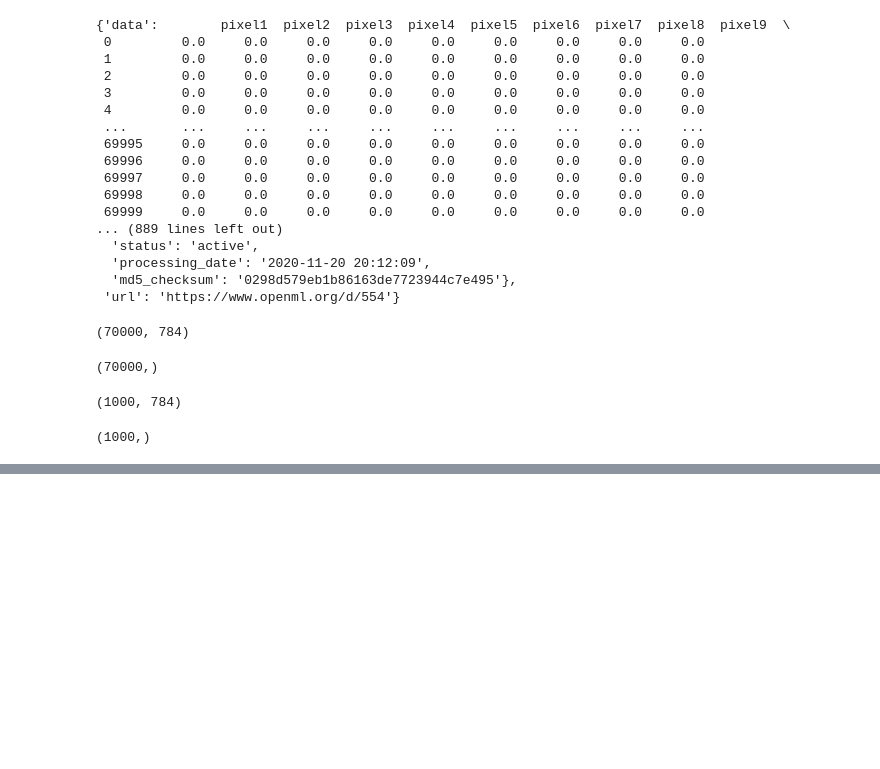
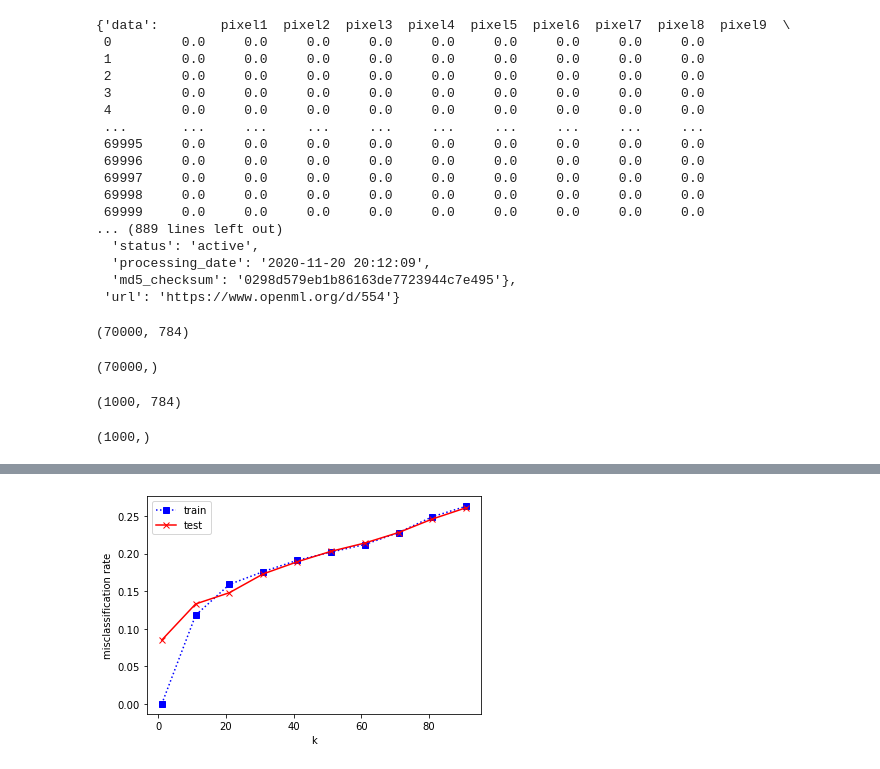
Before and after one commit to kenippert/CS539-MachineLearning-Team1, a Jupyter notebook: hw1/prob2/Team 1 E 2.ipynb, the cells around one changed output, grey strips where cells are left out. Saved outputs shown, nothing was run; the diff lists cells and outputs as text; code cells hidden in the pictures; blank space fills up the shorter version.

```diff
--- a/hw1/prob2/Team 1 E 2.ipynb
+++ b/hw1/prob2/Team 1 E 2.ipynb
@@ -40,7 +40,7 @@ mnist
   'md5_checksum': '0298d579eb1b86163de7723944c7e495'},
  'url': 'https://www.openml.org/d/554'}
 # %%
-X, y = mnist["data"], mnist["target"]
+X, y = mnist["data"].to_numpy(), mnist["target"].to_numpy()
 X.shape
 # %% [output]
 (70000, 784)
@@ -90,14 +80,15 @@ TypeError: '(0      False
 # %%
 from sklearn.neighbors import KNeighborsClassifier
+import timeit
 
-kVals = np.arange(1,30,2)
+kVals = np.arange(1,100,10)
 
 for k in kVals:
-
+    start = timeit.default_timer()
     model = KNeighborsClassifier(n_neighbors=k)
     model.fit(x_train,y_train)
-
+    end = timeit.default_timer()
     # evaluate the model and update the accuracies list
     score = model.score(x_test, y_test)
-    print("k=%d, accuracy=%.2f%%" % (k, score * 100))
+    print("k=%d, accuracy=%.2f%%, time=%.4f" % (k, score * 100,end-start))
 # %% [output]
@@ -170,16 +129,0 @@ TypeError: '(slice(None, None, None), 0)' is an invalid key
-# %%
-for k in [1, 2, 5]:
-  knn = KNN(n_neighbors=k)
-  knn.fit(x_train, y_train)
-  plt.figure()
-  y_predicted = knn.predict(xy)
-  #plt.pcolormesh(y_predicted.reshape(200, 200), cmap='jet')
-  plt.pcolormesh(xx, yy, y_predicted.reshape(200, 200), cmap='jet', alpha=0.2)
-  for i in range(len(y_unique)):
-      plt.scatter(x_train[y_train == y_unique[i], 0],
-                 x_train[y_train == y_unique[i], 1],
-                 marker=markers[i],
-                 c=colors[i])
-  plt.title('k=%s' % (k))
-  pml.savefig('knnClassify{}.pdf'.format(k))
-  plt.show()
@@ -192,0 +130,20 @@ SyntaxError: invalid syntax (<ipython-input-22-ff88b4214f27>, line 1)
+# %%
+#plot train err and test err with different k
+#ks = [int(n) for n in np.linspace(1, ntrain, 10)]
+ks = np.arange(1,100,10)
+train_errs = []
+test_errs = []
+for k in ks:
+  knn = KNN(n_neighbors=k)
+  knn.fit(x_train, y_train)
+  train_errs.append(1 - knn.score(x_train, y_train))
+  test_errs.append(1 - knn.score(x_test, y_test))
+plt.figure()
+plt.plot(ks, train_errs, 'bs:', label='train')
+plt.plot(ks, test_errs, 'rx-', label='test')
+plt.legend()
+plt.xlabel('k')
+plt.ylabel('misclassification rate')
+plt.show()
+# %% [output]
+[figure, added]
```
Also changed, not shown: parts of 17 cells of this notebook.
